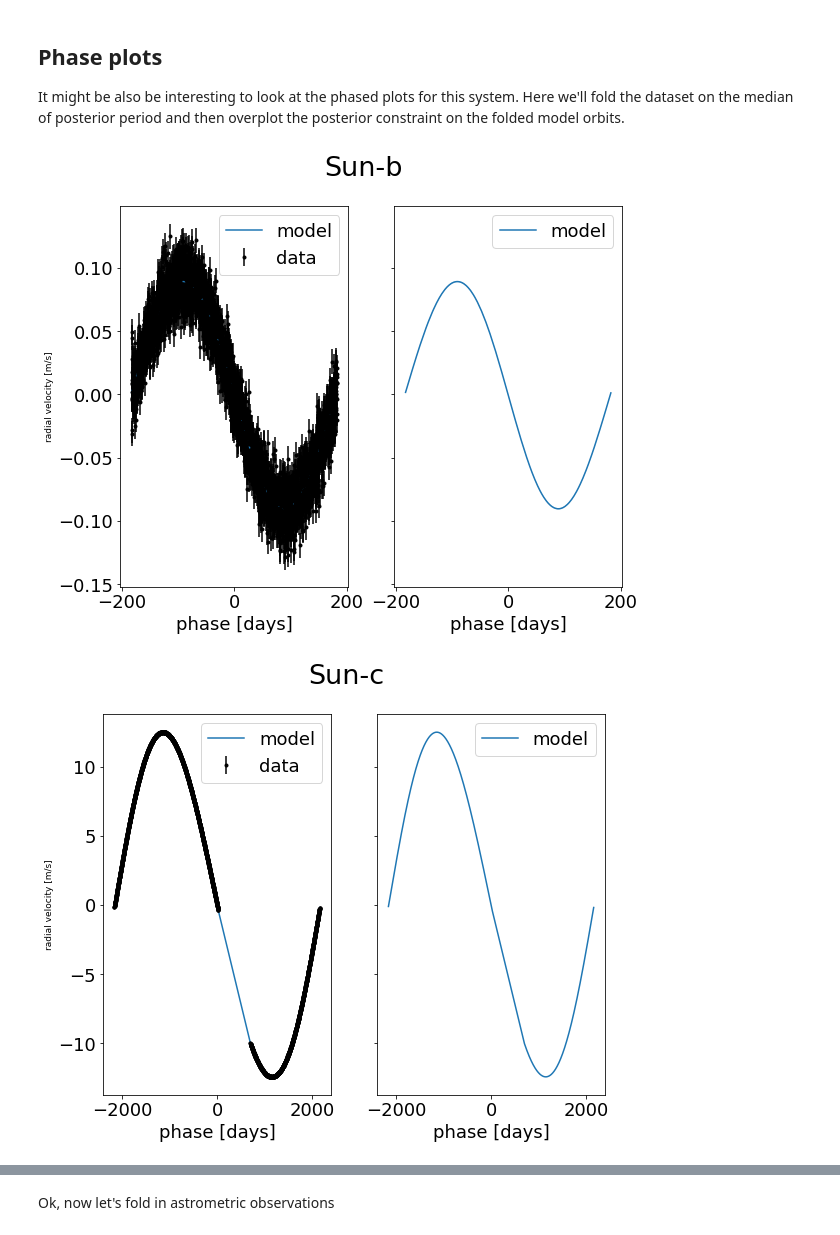
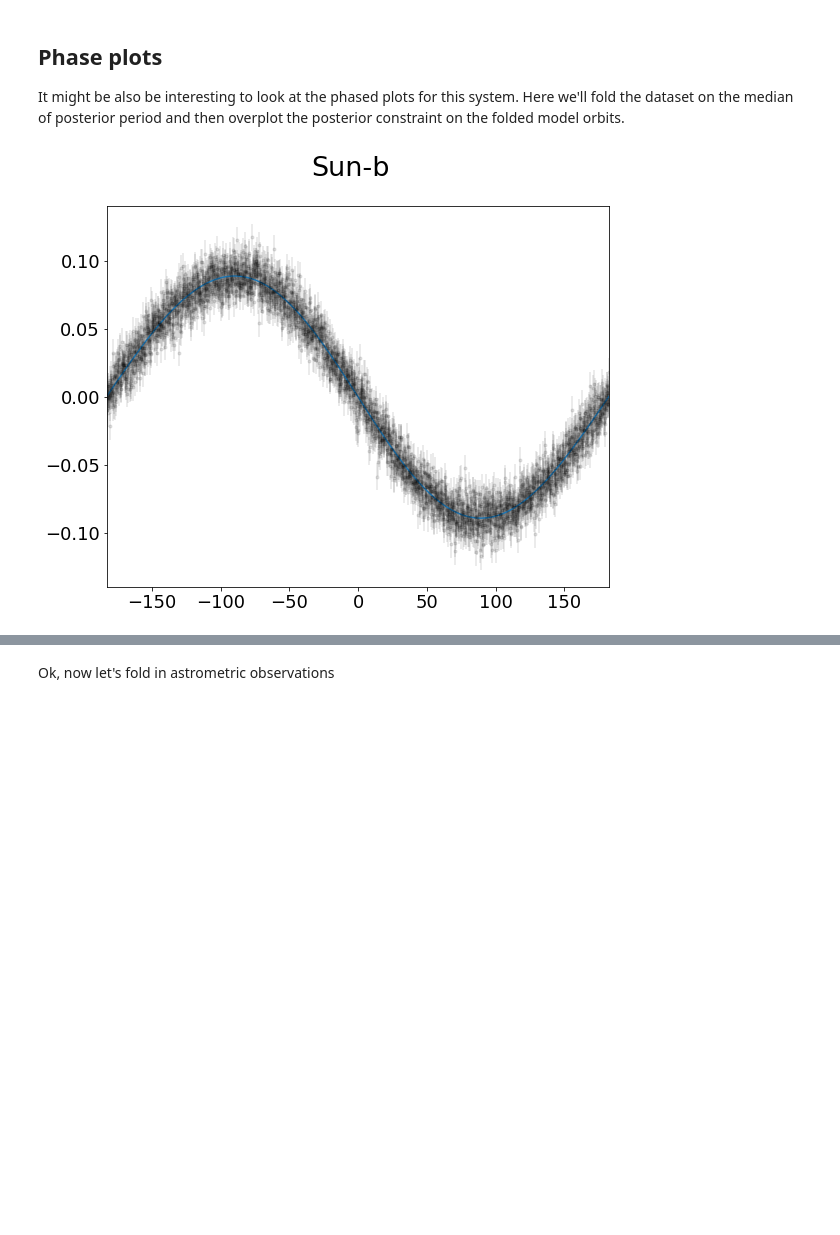
Before and after one commit to dyahalomi/roman_astrometry, a Jupyter notebook: Code/Model_Earth.ipynb, the cells around one changed output, grey strips where cells are left out. Cells and saved outputs as stored; diff of their text form; code cells hidden in the pictures; blank space fills up the shorter version.

```diff
--- a/Code/Model_Earth.ipynb
+++ b/Code/Model_Earth.ipynb
@@ -374,7 +374,7 @@ Finally, let's plot the plosterior constraints on the RV model and compare those
 rv_pred = trace.posterior["rv_model_pred"].values
 pred = np.percentile(rv_pred, [16, 50, 84], axis=(0, 1))
 
-fig, ax = plt.subplots(1,2, figsize = [15,10])
+fig, ax = plt.subplots(1,2, figsize = [15,10], sharey=True)
 
 ax[0].errorbar(x_rv, y_rv, yerr=y_rv_err, fmt=".k", alpha = 0.05, label='data')
 ax[0].plot(t, pred[1], color="C0", label="model")
@@ -415,63 +415,50 @@ _ = plt.title("posterior constraints")
 It might be also be interesting to look at the phased plots for this system.
 Here we'll fold the dataset on the median of posterior period and then overplot the posterior constraint on the folded model orbits.
 # %%
-for n, letter in enumerate("bc"):
-    fig, ax = plt.subplots(1,2, figsize = [9,7], sharey=True)
-    ax0, ax1 = ax[0], ax[1]
+for n, letter in enumerate("b"):
+    fig, ax = plt.subplots(1,1, figsize = [9,7], sharey=True)
+
 
     # Get the posterior median orbital parameters
     p = np.median(trace.posterior["P"].values[:, :, n])
     t0 = np.median(trace.posterior["t0"].values[:, :, n])
 
-    # Compute the median of posterior estimate the other planet. Then we can remove
-    # this from the data to plot just the planet we care about.
-    other = np.median(
-        trace.posterior["vrad"].values[:, :, :, (n + 1) % 2], axis=(0, 1)
-    )
 
     # Plot the folded data
     x_fold = (x_rv - t0 + 0.5 * p) % p - 0.5 * p
-    ax0.errorbar(x_fold, y_rv - other, yerr=y_rv_err, fmt=".k", label = "data")
+    ax.errorbar(x_fold, y_rv, yerr=y_rv_err, fmt=".k", label = "data", alpha = 0.1)
 
     # Compute the posterior prediction for the folded RV model for this
     # planet
     t_fold = (t - t0 + 0.5 * p) % p - 0.5 * p
     inds = np.argsort(t_fold)
     pred = np.percentile(
-        trace.posterior["vrad_pred"].values[:, :, inds, n],
+        trace.posterior["rv_model_pred"].values[:, :, inds],
         [16, 50, 84],
         axis=(0, 1),
     )
-    ax0.plot(t_fold[inds], pred[1], color="C0", label="model")
+    ax.plot(t_fold[inds], pred[1], color="C0", label="model")
     art = ax0.fill_between(
-        t_fold[inds], pred[0], pred[2], color="C0", alpha=0.3
+        t_fold[inds], pred[0], pred[2], color="C0", alpha=0.9
     )
     art.set_edgecolor("none")
 
 
 
 
 
 
-    ax1.plot(t_fold[inds], pred[1], color="C0", label="model")
-    art = ax1.fill_between(
-        t_fold[inds], pred[0], pred[2], color="C0", alpha=0.3
-    )
-    art.set_edgecolor("none")
+
 
     ax0.legend(fontsize=18)
-    ax1.legend(fontsize=18)
     plt.xlim(-0.5 * p, 0.5 * p)
     ax0.set_xlabel("phase [days]", fontsize=18)
-    ax1.set_xlabel("phase [days]", fontsize=18)
     ax0.set_ylabel("radial velocity [m/s]", fontsize=9)
     ax0.set_ylabel("radial velocity [m/s]", fontsize=9)
     ax0.set_xlim(-p/1.8, p/1.8)
-    ax1.set_xlim(-p/1.8, p/1.8)
     fig.suptitle("Sun-{0}".format(letter), fontsize=27)
 # %% [output]
-[figure, old version]
+[figure, new version]
-[figure, removed]
 # %%
 parameters = ["P", "K", "ecc", "omega", "t0", "ecs"]
 param_medians = {}
```
Also changed, not shown: parts of 14 cells of this notebook, 1 other file.
